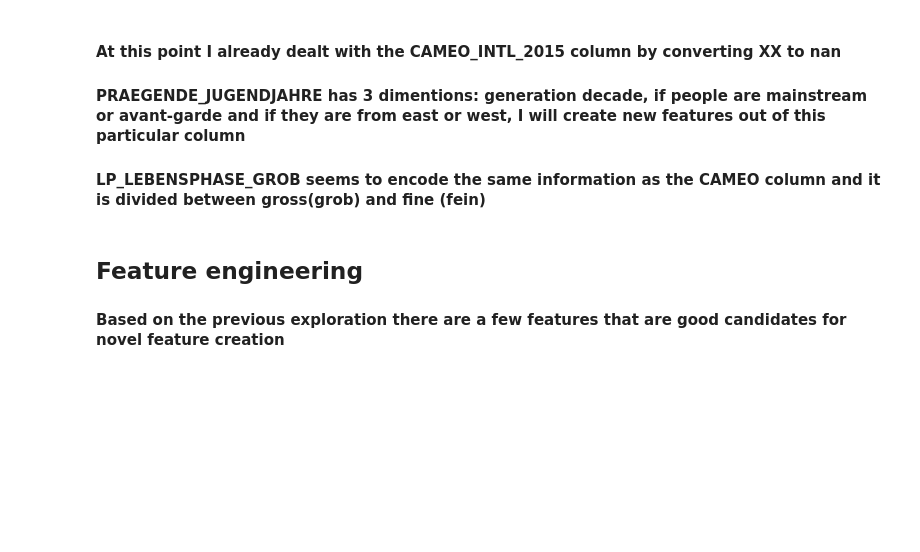
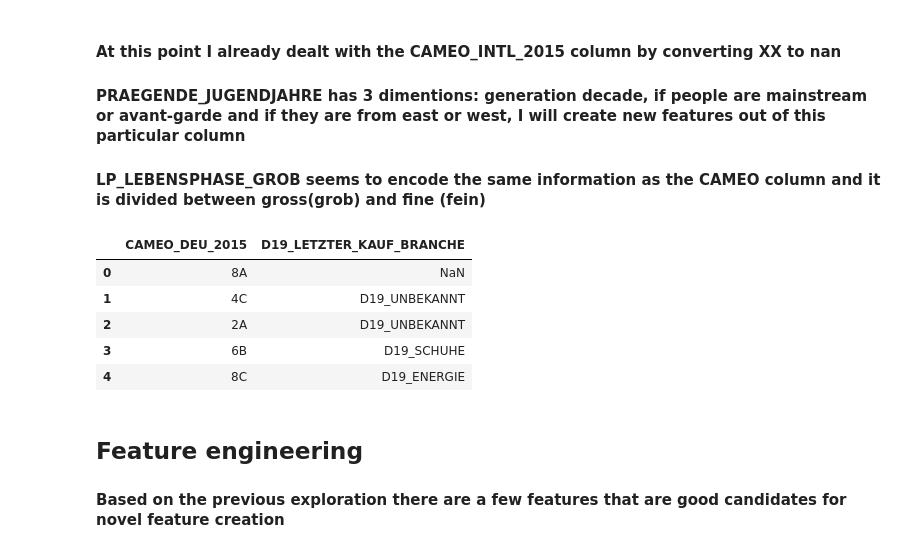
Before and after one commit to sousablde/Arvato-Bertelsmann-Customer-Acquisition, a Jupyter notebook: Arvato Project Workbook.ipynb, the cells around one changed output. Saved outputs shown, nothing was run; the diff lists cells and outputs as text; code cells hidden in the pictures; blank space fills up the shorter version.

```diff
--- a/Arvato Project Workbook.ipynb
+++ b/Arvato Project Workbook.ipynb
@@ -480,6 +466,15 @@ list(cats['attribute'])
 # %%
 azdias = special_feature_handler(azdias)
 customers = special_feature_handler(customers)
+# %%
+azdias.select_dtypes('object').head()
+# %% [output]
+|  | CAMEO_DEU_2015 | D19_LETZTER_KAUF_BRANCHE |
+| 0 | 8A | NaN |
+| 1 | 4C | D19_UNBEKANNT |
+| 2 | 2A | D19_UNBEKANNT |
+| 3 | 6B | D19_SCHUHE |
+| 4 | 8C | D19_ENERGIE |
 # %% [markdown]
 ## Feature engineering
 #### Based on the previous exploration there are a few features that are good candidates for novel feature creation
```
Also changed, not shown: parts of 22 cells of this notebook, 1 other file.
